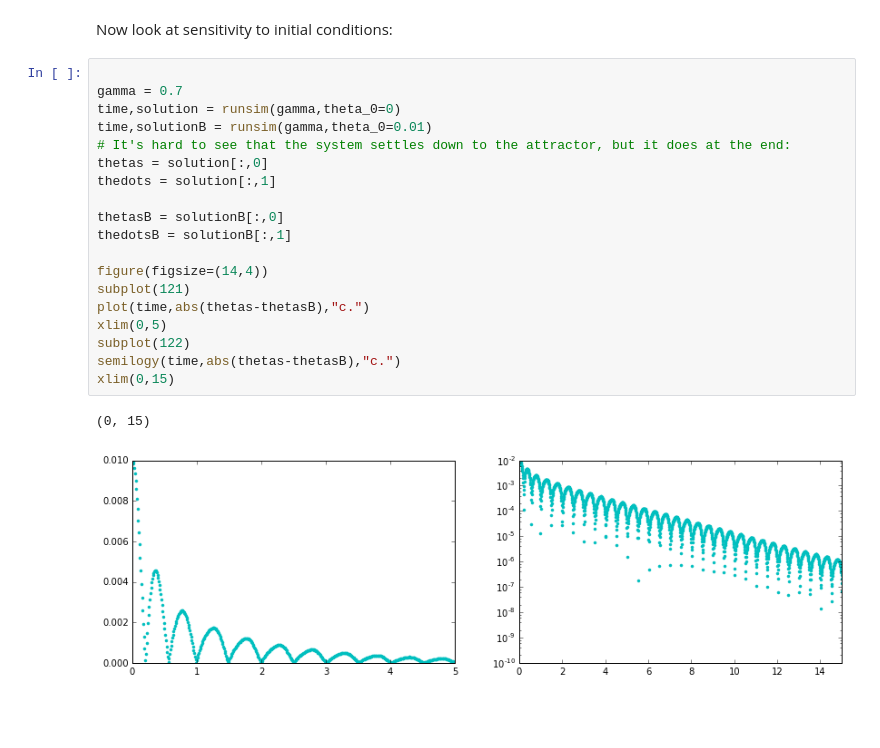
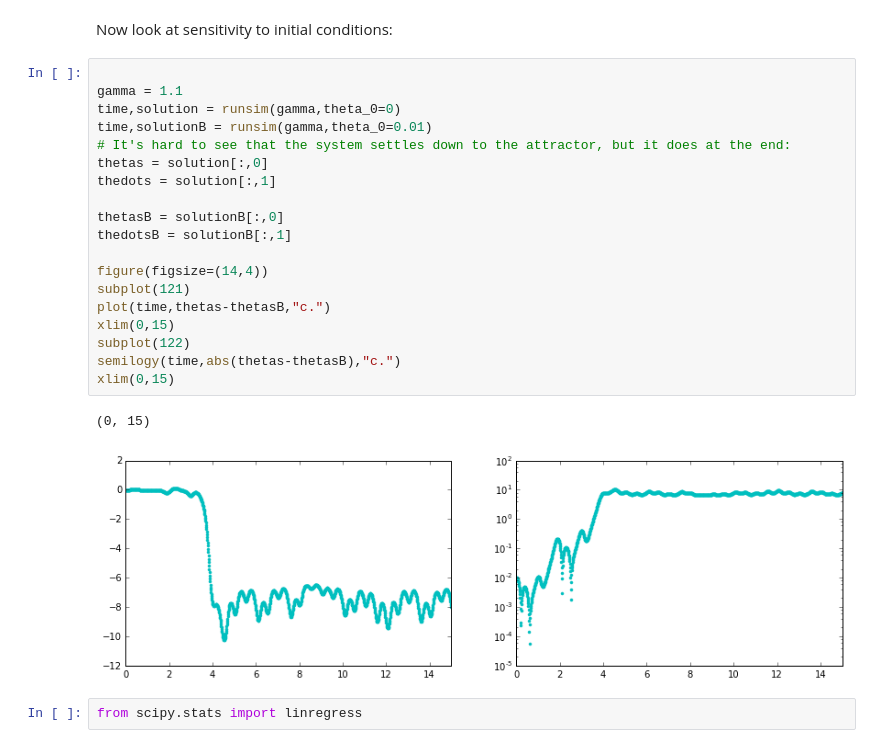
Before and after one commit to Physics325/Chapter5, a Jupyter notebook: Chapter 5 Chaos Dawes.ipynb, the cells around one changed output. Drawn from its saved outputs; the diff is of its cells as text; blank space fills up the shorter version.

```diff
--- a/Chapter 5 Chaos Dawes.ipynb
+++ b/Chapter 5 Chaos Dawes.ipynb
@@ -244,23 +244,25 @@ for i,pts in enumerate(points):
 Now look at sensitivity to initial conditions:
 # %%
 
-gamma = 0.7
+gamma = 1.1
 time,solution = runsim(gamma,theta_0=0)
 time,solutionB = runsim(gamma,theta_0=0.01)
 # It's hard to see that the system settles down to the attractor, but it does at the end:
 thetas = solution[:,0]
 thedots = solution[:,1]
 
 thetasB = solutionB[:,0]
 thedotsB = solutionB[:,1]
 
 figure(figsize=(14,4))
 subplot(121)
-plot(time,abs(thetas-thetasB),"c.")
-xlim(0,5)
+plot(time,thetas-thetasB,"c.")
+xlim(0,15)
 subplot(122)
 semilogy(time,abs(thetas-thetasB),"c.")
 xlim(0,15)
 # %% [output]
 (0, 15)
-[figure, old version]
+[figure, new version]
+# %%
+from scipy.stats import linregress
```
Also changed, not shown: parts of 1 cell of this notebook.
